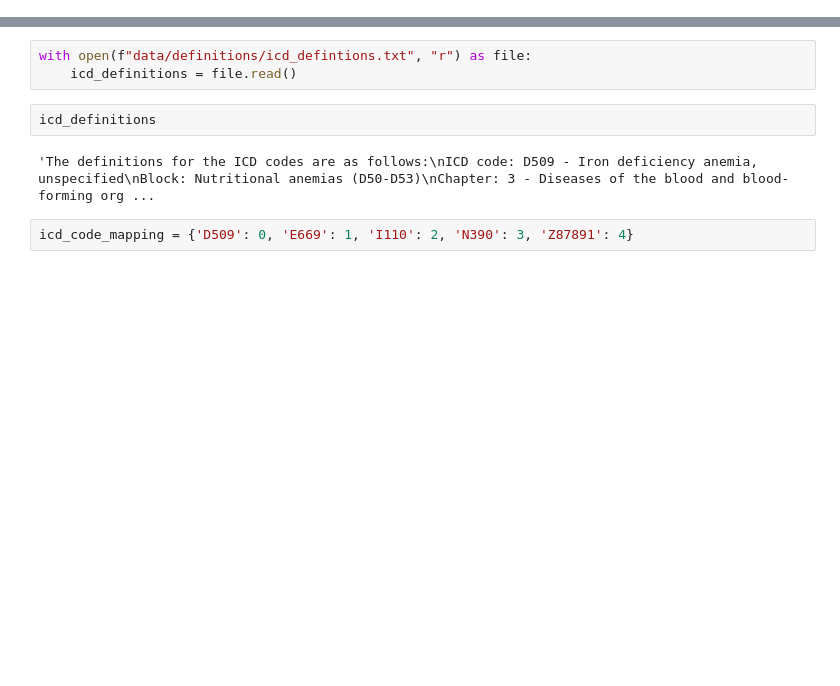
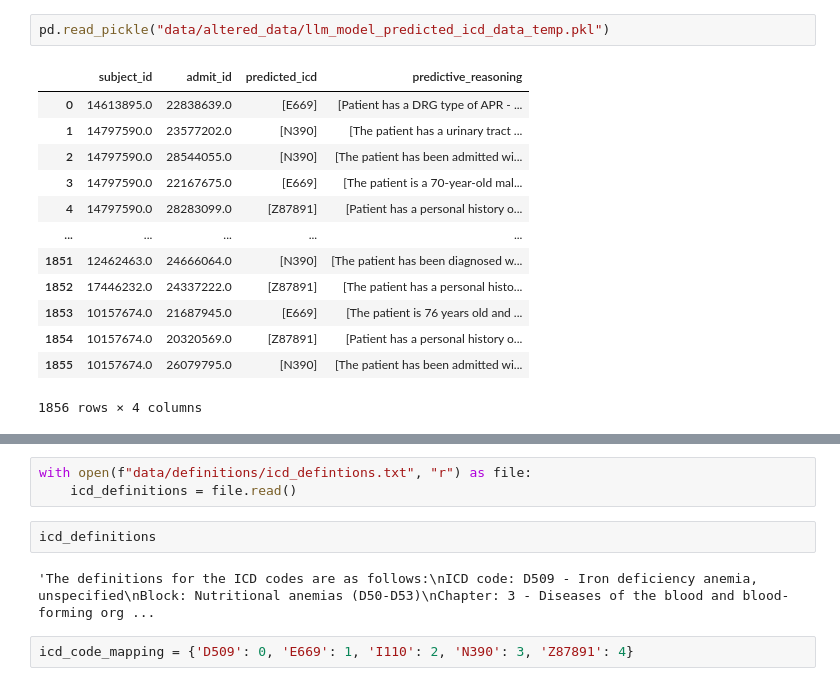
Before and after one commit to wailali17/automated_clinical_coding, a Jupyter notebook: acc_llms/test.ipynb, the cells around one changed output, grey strips where cells are left out. Drawn from its saved outputs; the diff is of its cells as text; blank space fills up the shorter version.

```diff
--- a/acc_llms/test.ipynb
+++ b/acc_llms/test.ipynb
@@ -0,0 +291,16 @@
+# %%
+pd.read_pickle("data/altered_data/llm_model_predicted_icd_data_temp.pkl")
+# %% [output]
+|  | subject_id | admit_id | predicted_icd | predictive_reasoning |
+| 0 | 14613895.0 | 22838639.0 | [E669] | [Patient has a DRG type of APR - ... |
+| 1 | 14797590.0 | 23577202.0 | [N390] | [The patient has a urinary tract ... |
+| 2 | 14797590.0 | 28544055.0 | [N390] | [The patient has been admitted wi... |
+| 3 | 14797590.0 | 22167675.0 | [E669] | [The patient is a 70-year-old mal... |
+| 4 | 14797590.0 | 28283099.0 | [Z87891] | [Patient has a personal history o... |
+| ... | ... | ... | ... | ... |
+| 1851 | 12462463.0 | 24666064.0 | [N390] | [The patient has been diagnosed w... |
+| 1852 | 17446232.0 | 24337222.0 | [Z87891] | [The patient has a personal histo... |
+| 1853 | 10157674.0 | 21687945.0 | [E669] | [The patient is 76 years old and ... |
+| 1854 | 10157674.0 | 20320569.0 | [Z87891] | [Patient has a personal history o... |
+| 1855 | 10157674.0 | 26079795.0 | [N390] | [The patient has been admitted wi... |
+1856 rows × 4 columns
```
Also changed, not shown: parts of 39 cells of this notebook, 6 other files.
